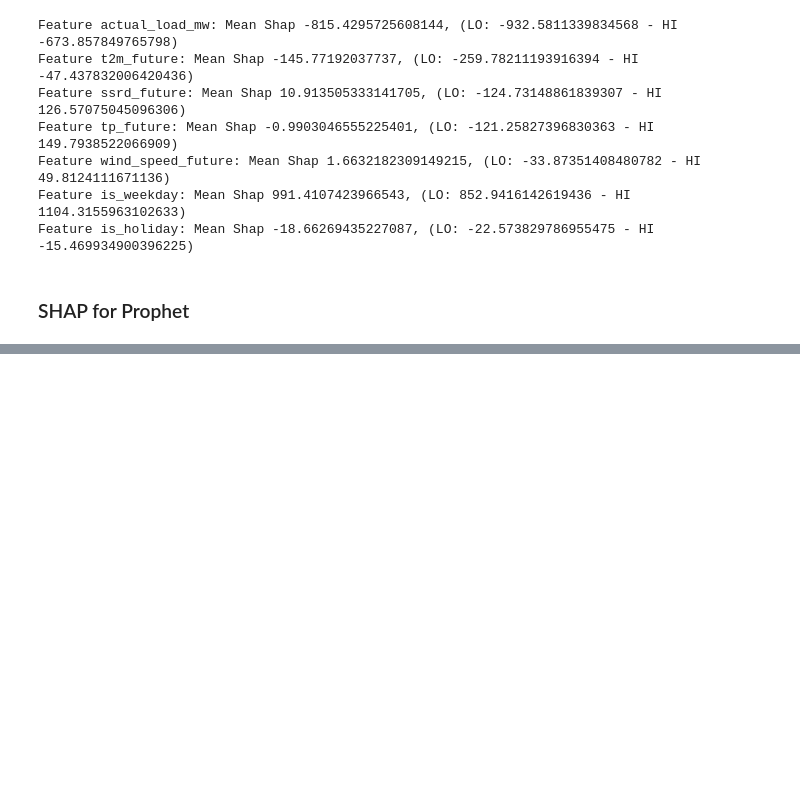
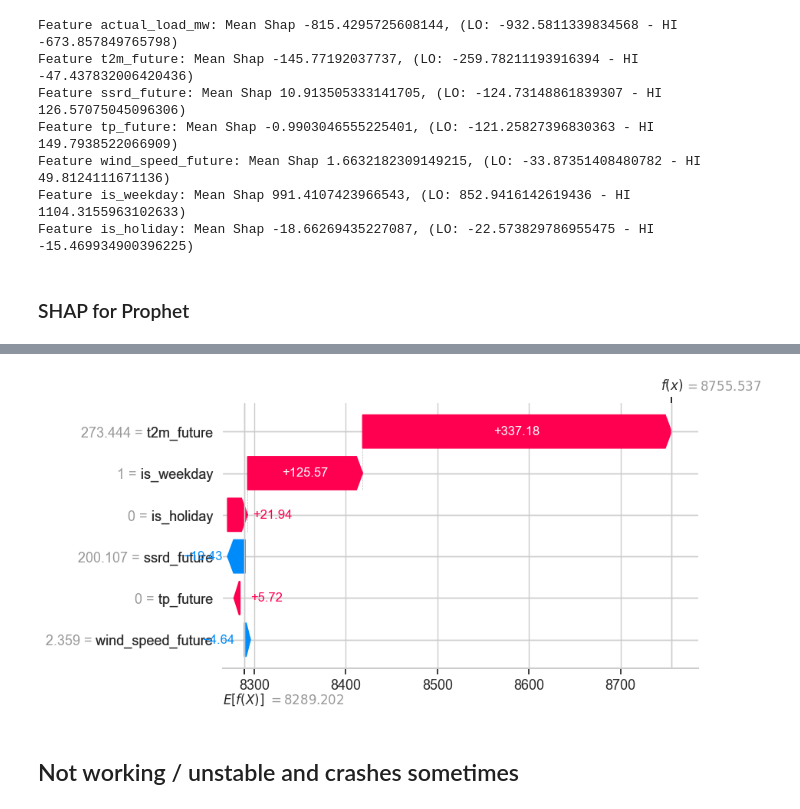
Before and after one commit to LucasHausi/probabilistic-load-forecast-project, a Jupyter notebook: notebooks/performance/model_shap.ipynb, the cells around one changed output, grey strips where cells are left out. Drawn from its saved outputs; the diff is of its cells as text; code cells hidden in the pictures; blank space fills up the shorter version.

Commit message:
add shap calculation for the prophet model

```diff
--- a/notebooks/performance/model_shap.ipynb
+++ b/notebooks/performance/model_shap.ipynb
@@ -245,0 +256,48 @@ Feature is_holiday: Mean Shap -18.66269435227087, (LO: -22.573829786955475 - HI
+# %%
+start = pd.Timestamp(meta["test_date_range"]["start"])
+end   = pd.Timestamp(meta["test_date_range"]["end"])
+
+test_raw = raw_data.loc[start:end].copy()   # 40630 rows
+w = meta["window_size"]                     # 672
+h = meta["forecast_horizon"]                # 96
+n_seq = X_test.shape[0]                     # 39863
+
+test_df = test_raw[w-1 : len(test_raw)-h]   # len = 39863
+
+def preprocess_to_prophet_df(df, target):
+    prophet_df = df.rename(columns={target: "y"})
+    prophet_df["ds"] = prophet_df.index
+    prophet_df["ds"]=prophet_df["ds"].dt.tz_convert(None)
+    return prophet_df
+# %%
+prophet_df = preprocess_to_prophet_df(test_df, target="actual_load_mw")
+reg_cols = [c for c in prophet_df.columns if c not in ["ds", "y"]]
+
+X_reg_df = prophet_df[reg_cols].copy()
+
+# force strict numeric matrix for SHAP
+X_reg = prophet_df[reg_cols].to_numpy(np.float64)
+bg_reg = X_reg
+
+def predict_fixed_ds(x_reg_np, ds, reg_cols):
+    x_reg_df = pd.DataFrame(x_reg_np, columns=reg_cols)
+    model_df = x_reg_df.copy()
+    model_df["ds"] = pd.to_datetime(np.repeat(ds, len(x_reg_df)))
+    return prophet_model.predict(model_df)["yhat"].to_numpy()
+
+i = 9000
+f_i = partial(predict_fixed_ds, ds=prophet_df["ds"].iloc[i], reg_cols=reg_cols)
+explainer_i = shap.Explainer(f_i, masker=bg_reg, algorithm="exact")
+sv_i = explainer_i(X_reg[[i]])
+# %%
+exp = shap.Explanation(
+    values=sv_i[0],
+    base_values=sv_i.base_values[0],
+    feature_names=reg_cols,
+)
+
+shap.plots.waterfall(exp)
+# %% [output]
+[figure, added]
+# %% [markdown]
+## Not working / unstable and crashes sometimes
```
Also changed, not shown: parts of 7 cells of this notebook.
